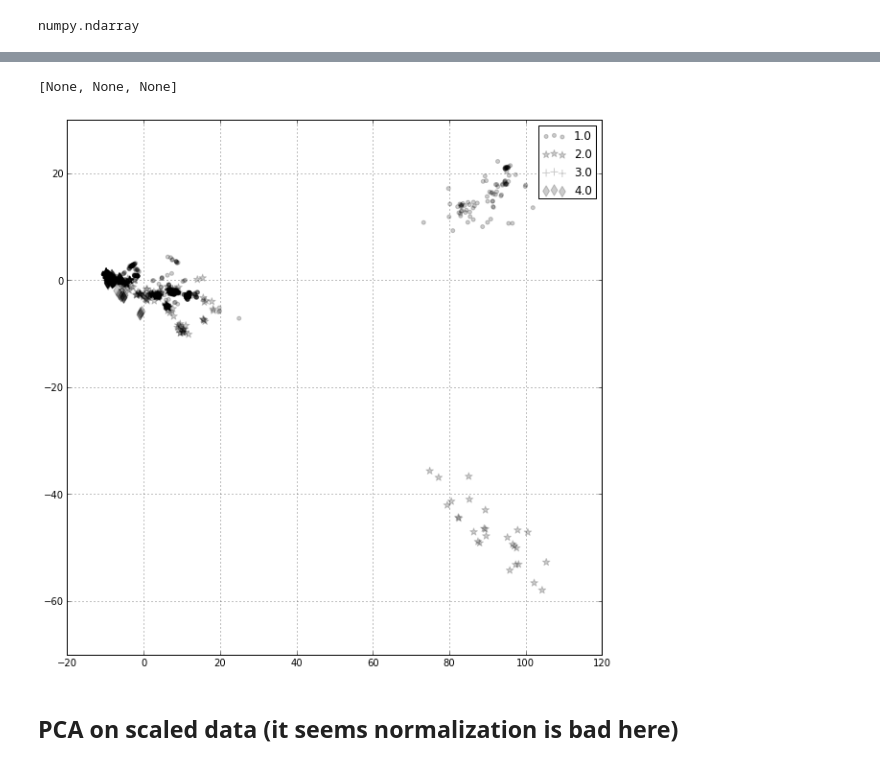
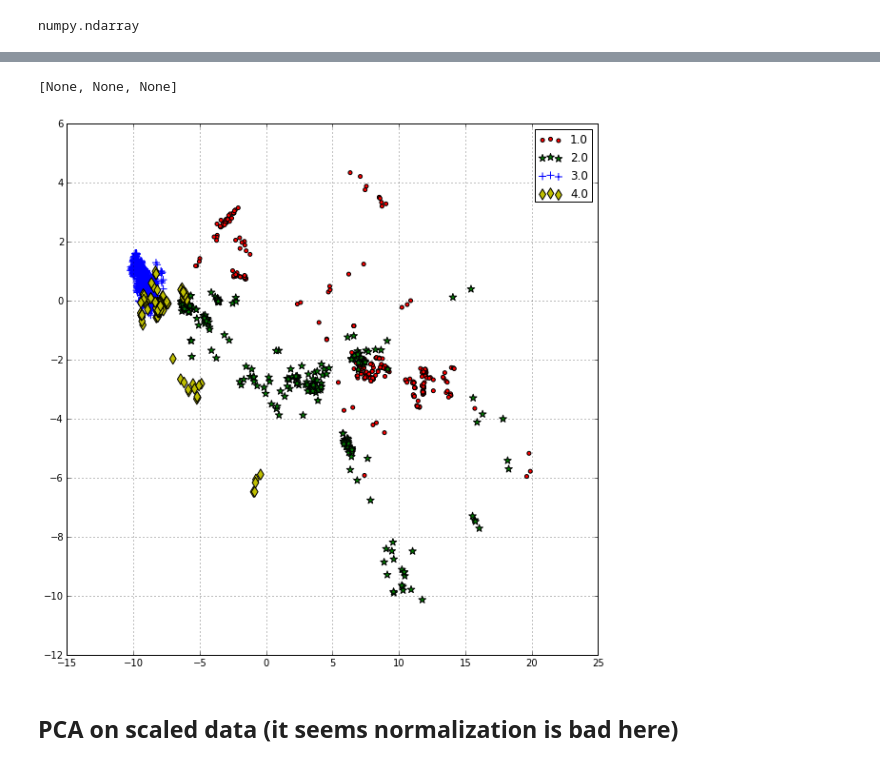
Before and after one commit to astar/berunka, a Jupyter notebook: notebooks/02_model_selection.ipynb, the cells around one changed output, grey strips where cells are left out. Cells and saved outputs as stored; diff of their text form; code cells hidden in the pictures.

```diff
--- a/notebooks/02_model_selection.ipynb
+++ b/notebooks/02_model_selection.ipynb
@@ -21,5 +21,7 @@ Welcome to pylab, a matplotlib-based Python environment [backend: module://IPyth
 For more information, type 'help(pylab)'.
 # %% [markdown]
 ## Data preprocessing
+# %%
+data_file = 'data/archive_1_4_28072013_names.csv'
 # %%
-data = np.genfromtxt('data/archive_1_4_28072013.csv' , delimiter=',')
+data = np.genfromtxt(data_file , delimiter=',')
@@ -26,5 +31,5 @@ data = np.genfromtxt('data/archive_1_4_28072013.csv' , delimiter=',')
 # %%
-X, y = data[:,1:], data[:,0]
+X, y = data[:,3:], data[:,0]
 print("data shape: %r, target shape: %r" % (X.shape, y.shape))
 print("classes: %r" % list(np.unique(y)))
 # %% [output]
@@ -91,15 +102,15 @@ Wall time: 1.83 s
 # %%
 from itertools import cycle
 
 colors = ['r', 'g', 'b', 'y']
 for i, c, m in zip(np.unique(y), cycle(colors), ['.','*','+','d']):
-    pl.scatter(X_pca[y == i, 0], X_pca[y == i, 1],
-        c='k', label=str(i), alpha=0.2, marker=m, s=64)
+    pl.scatter(X_pca[y == i, 0][(X_pca[y == i, 0]>-20) & (X_pca[y == i, 0]<20)], X_pca[y == i, 1][(X_pca[y == i, 0]>-20) & (X_pca[y == i, 0]<20)],
+        c=c, label=str(i), alpha=1, marker=m, s=64)
 pl.legend()
 [pl.savefig('pic4.{}'.format(ext)) for ext in ['png','svg','pdf']]
 # %% [output]
 [None, None, None]
-[figure, old version]
+[figure, new version]
 # %% [markdown]
 ## PCA on scaled data (it seems normalization is bad here)
 # %%
```
Also changed, not shown: parts of 13 cells of this notebook, 3 other files.
